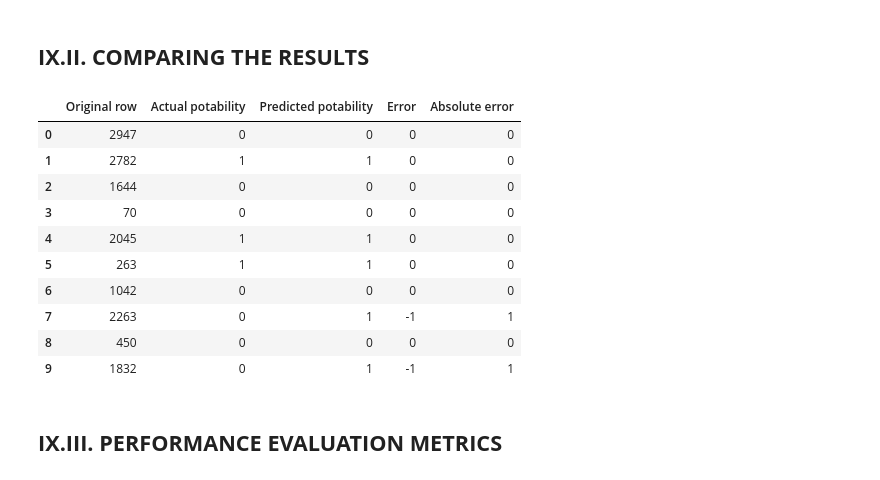
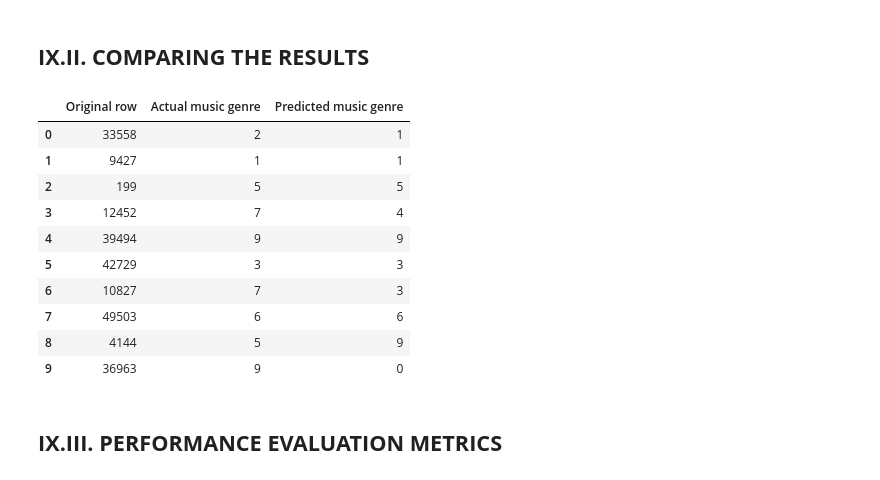
Before and after one commit to jiejorie/experiment-portfolio-machine-learning, a Jupyter notebook: 02-Classification Model/classification-model.ipynb, the cells around one changed output. Cells and saved outputs as stored; diff of their text form; code cells hidden in the pictures.

```diff
--- a/02-Classification Model/classification-model.ipynb
+++ b/02-Classification Model/classification-model.ipynb
@@ -347,3 +538,5 @@ numeric_columns = ["ph", "Hardness", "Solids", "Chloramines", "Sulfate", "Conduc
+# %%
+numeric_columns = ["popularity", "acousticness", "danceability", "duration_ms", "energy", "instrumentalness","liveness", "loudness", "speechiness", "tempo", "valence"] # All the columns you want to scale
 # %%
 scaler = StandardScaler() # create scaler object
 # %%
@@ -362,3 +557,19 @@ X_train_prepared.head() # check the post-scaled training data
+# %%
+# converts intro binary coding for training data
+X_train_prepared["mode"] = X_train_prepared["mode"].replace({
+    "Major": 1,
+    "Minor": 0
+})
+# %%
+# converts intro binary coding for testing data
+X_test_prepared["mode"] = X_test_prepared["mode"].replace({
+    "Major": 1,
+    "Minor": 0
+})
+# %%
+# converts column into numerical columns using one-hot encoding
+X_train_prepared = pd.get_dummies(X_train_prepared, columns = ["key"], dtype = int)
+X_test_prepared = pd.get_dummies(X_test_prepared, columns = ["key"], dtype = int)
 # %%
 X_train_prepared.mean() # get the mean of each column
 # %% [output]
@@ -488,26 +700,24 @@ y_pred.shape # display shape of predicted values
 # %%
 # comapring the actual values and predicted values
 comparison = pd.DataFrame({
     "Original row": y_test.index,
-    "Actual potability": y_test.to_numpy(),
-    "Predicted potability": y_pred
+    "Actual music genre": y_test.to_numpy(),
+    "Predicted music genre": y_pred
 })
 
-comparison["Error"] = comparison["Actual potability"] - comparison["Predicted potability"] # formula for 'Error' column
-comparison["Absolute error"] = comparison["Error"].abs() # formula for 'Absolute Error' column
-display(comparison.head(10).round(2)) # display the comparison, showing 10 rows, and rounded off to two decimal points
+display(comparison.head(10)) # display the comparison, showing 10 rows, and rounded off to two decimal points
 # %% [output]
-|  | Original row | Actual potability | Predicted potability | Error | Absolute error |
-| 0 | 2947 | 0 | 0 | 0 | 0 |
-| 1 | 2782 | 1 | 1 | 0 | 0 |
-| 2 | 1644 | 0 | 0 | 0 | 0 |
-| 3 | 70 | 0 | 0 | 0 | 0 |
-| 4 | 2045 | 1 | 1 | 0 | 0 |
-| 5 | 263 | 1 | 1 | 0 | 0 |
-| 6 | 1042 | 0 | 0 | 0 | 0 |
-| 7 | 2263 | 0 | 1 | -1 | 1 |
-| 8 | 450 | 0 | 0 | 0 | 0 |
-| 9 | 1832 | 0 | 1 | -1 | 1 |
+|  | Original row | Actual music genre | Predicted music genre |
+| 0 | 33558 | 2 | 1 |
+| 1 | 9427 | 1 | 1 |
+| 2 | 199 | 5 | 5 |
+| 3 | 12452 | 7 | 4 |
+| 4 | 39494 | 9 | 9 |
+| 5 | 42729 | 3 | 3 |
+| 6 | 10827 | 7 | 3 |
+| 7 | 49503 | 6 | 6 |
+| 8 | 4144 | 5 | 9 |
+| 9 | 36963 | 9 | 0 |
 # %% [markdown]
 ## **IX.III. PERFORMANCE EVALUATION METRICS**
 # %%
```
Also changed, not shown: parts of 79 cells of this notebook.
